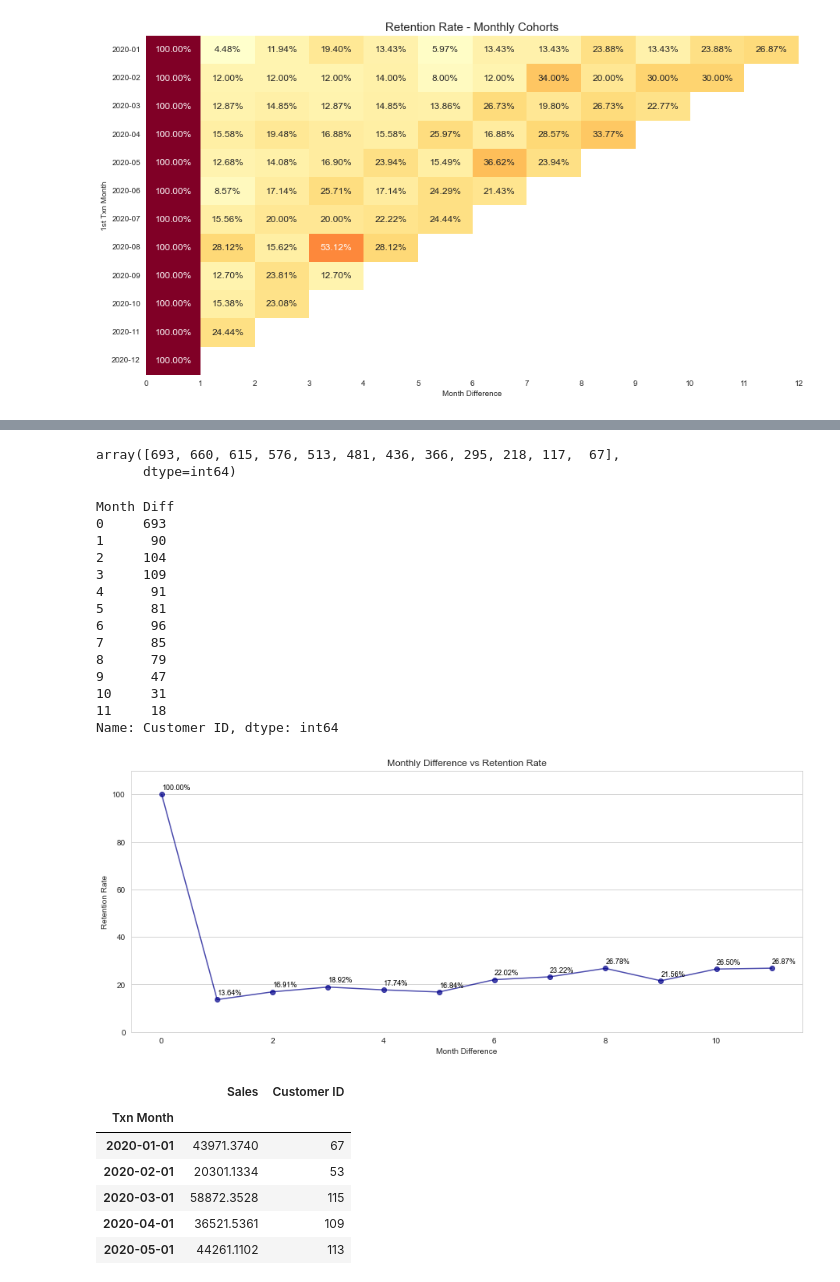
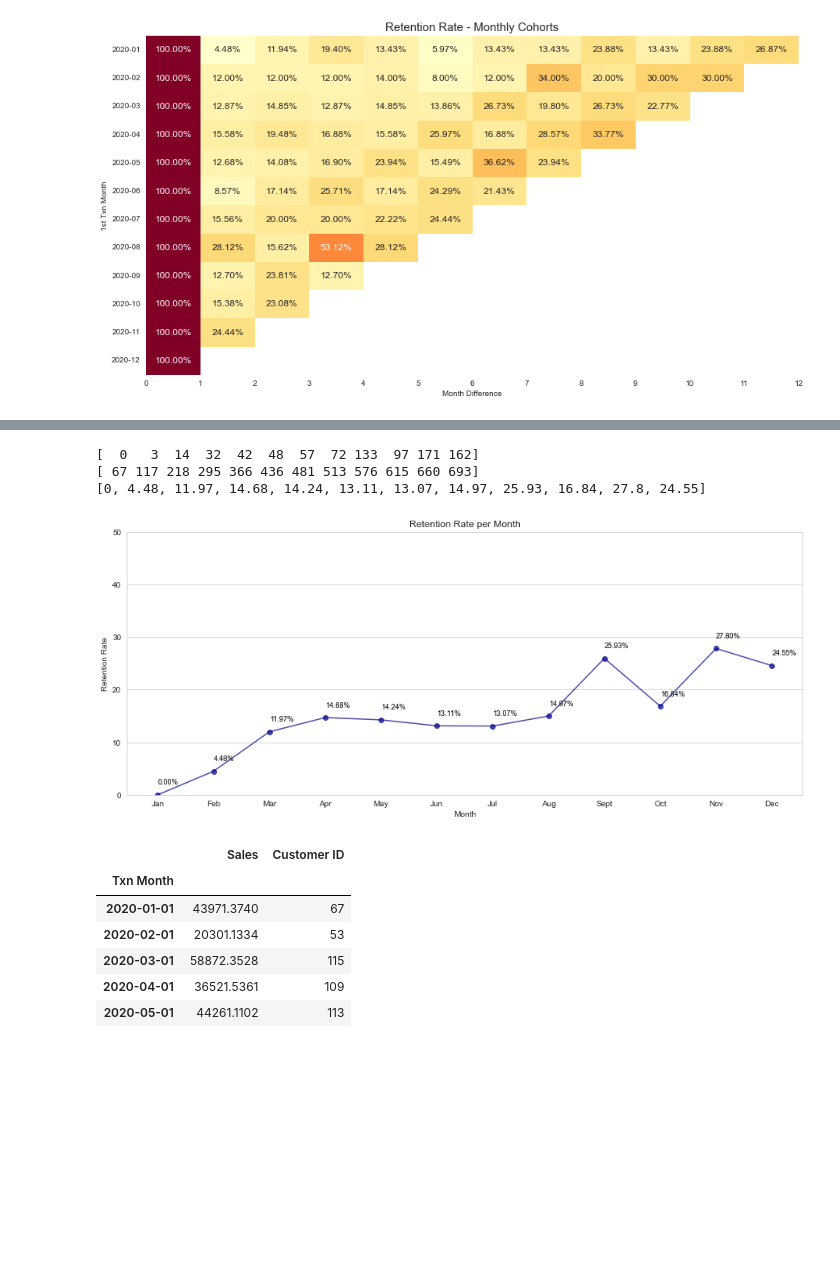
Before and after one commit to adunoluwa1/US-eCommerce-Data-Analysis, a Jupyter notebook: US_eCommerce_Analysis.ipynb, the cells around one changed output, grey strips where cells are left out. Cells and saved outputs as stored; diff of their text form; code cells hidden in the pictures; blank space fills up the shorter version.

```diff
--- a/US_eCommerce_Analysis.ipynb
+++ b/US_eCommerce_Analysis.ipynb
@@ -190,26 +230,20 @@ plt.show()
 # %%
 # Cumulative sum of all customers by 1st transaction month
 Customer_per_month = df.groupby(['1st Txn Month'])['Customer ID'].nunique().values
-Customer = Customer_per_month.cumsum()[::-1]
-Customer
+Customer = Customer_per_month.cumsum()
+
+# Count of new customers monthly
+New_Cx = df_n['New Cx'].values
+
+# Count of all unique customers per month
+Total_Cx = df.groupby(df['Txn Month'])['Customer ID'].nunique().values
+
+# Returning customers
+Return_Cx = Total_Cx - New_Cx
+(Return_Cx)
+
+# Retention Rates per month
+retention_rate = []
+for i in range(len(Return_Cx)-1):
+    retention_rate.append(round(Return_Cx[i+1] *100/Customer[i], 2))
+retention_rate.insert(0,0)
-# %% [output]
-array([693, 660, 615, 576, 513, 481, 436, 366, 295, 218, 117,  67],
-      dtype=int64)
-# %%
-Customers_monthly = df.groupby(['Month Diff'])['Customer ID'].nunique()
-Customers_monthly
-# %% [output]
-Month Diff
-0     693
-1      90
-2     104
-3     109
-4      91
-5      81
-6      96
-7      85
-8      79
-9      47
-10     31
-11     18
-Name: Customer ID, dtype: int64
@@ -219,19 +250,27 @@ Name: Customer ID, dtype: int64
+# %%
+print(Return_Cx)
+print(Customer)
+print(retention_rate)
+# %% [output]
+[  0   3  14  32  42  48  57  72 133  97 171 162]
+[ 67 117 218 295 366 436 481 513 576 615 660 693]
+[0, 4.48, 11.97, 14.68, 14.24, 13.11, 13.07, 14.97, 25.93, 16.84, 27.8, 24.55]
 # %%
-x = Customers_monthly.index
-y = Customers_monthly * 100/Customer
+x = month = ['Jan', 'Feb', 'Mar', 'Apr', 'May', 'Jun', 'Jul', 'Aug', 'Sept', 'Oct', 'Nov', 'Dec']
+y = retention_rate
 fig, ax = plt.subplots(figsize=(15,6))
 ax.plot(x,y,'o-', c='darkblue', alpha = 0.7)
 
 for x, y in zip(x,y):
     plt.text(x,y + 2, s= f'{y:.2f}%',fontdict={'size':9, 'color':'black'} )
-ax.set_xlabel("Month Difference")
+ax.set_xlabel("Month")
 ax.set_ylabel("Retention Rate")
-ax.set_ylim(0,110)
-ax.set_title("Monthly Difference vs Retention Rate")
+ax.set_ylim(0,50)
+ax.set_title("Retention Rate per Month")
 ax.grid(axis='x')
 plt.show()
 # %% [output]
-[figure, old version]
+[figure, new version]
 # %%
 monthly_gross = df.groupby('Txn Month').agg({'Sales': 'sum','Customer ID': 'nunique'})
 monthly_gross
```
Also changed, not shown: parts of 6 cells of this notebook, 1 other file.
